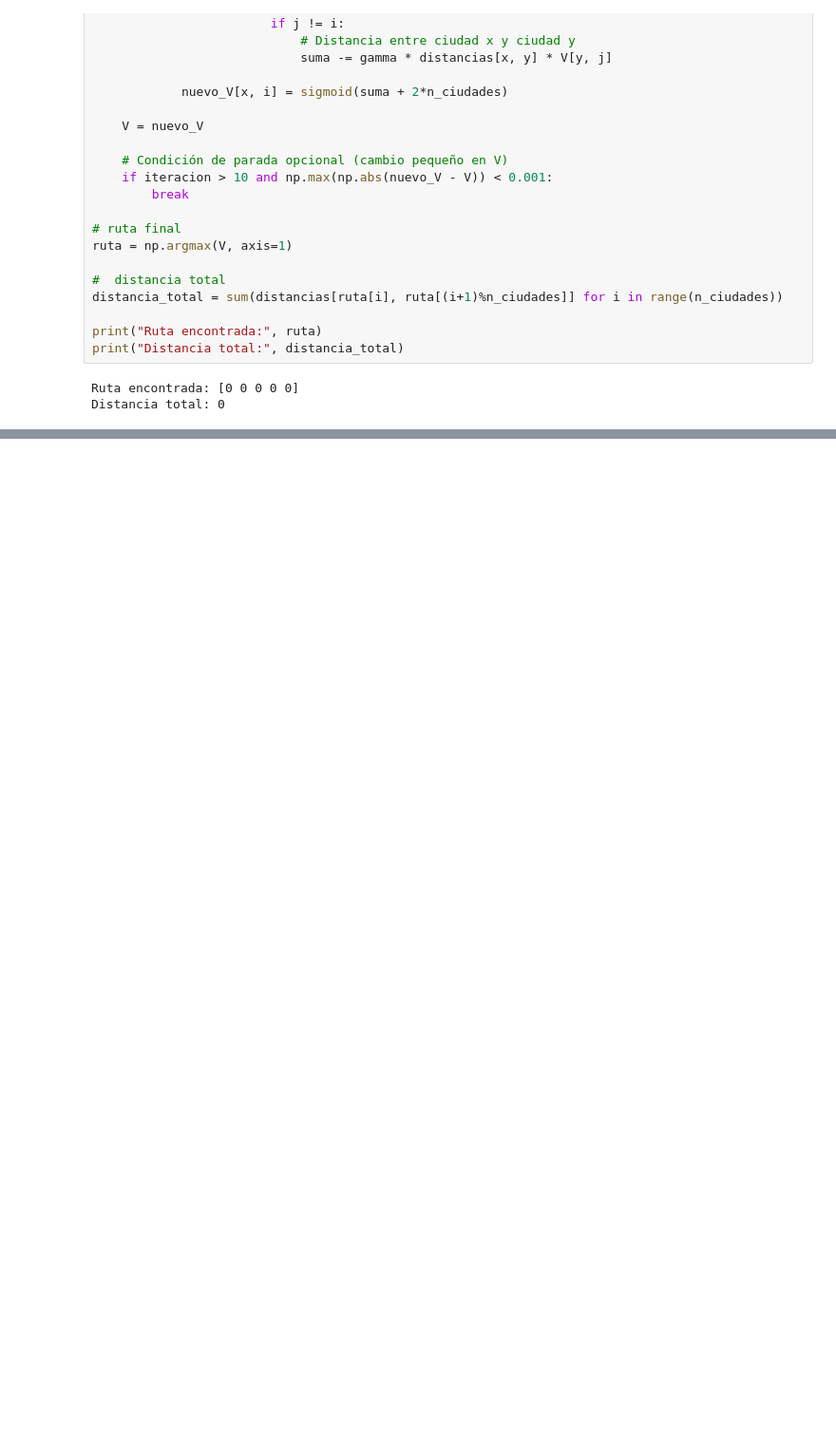
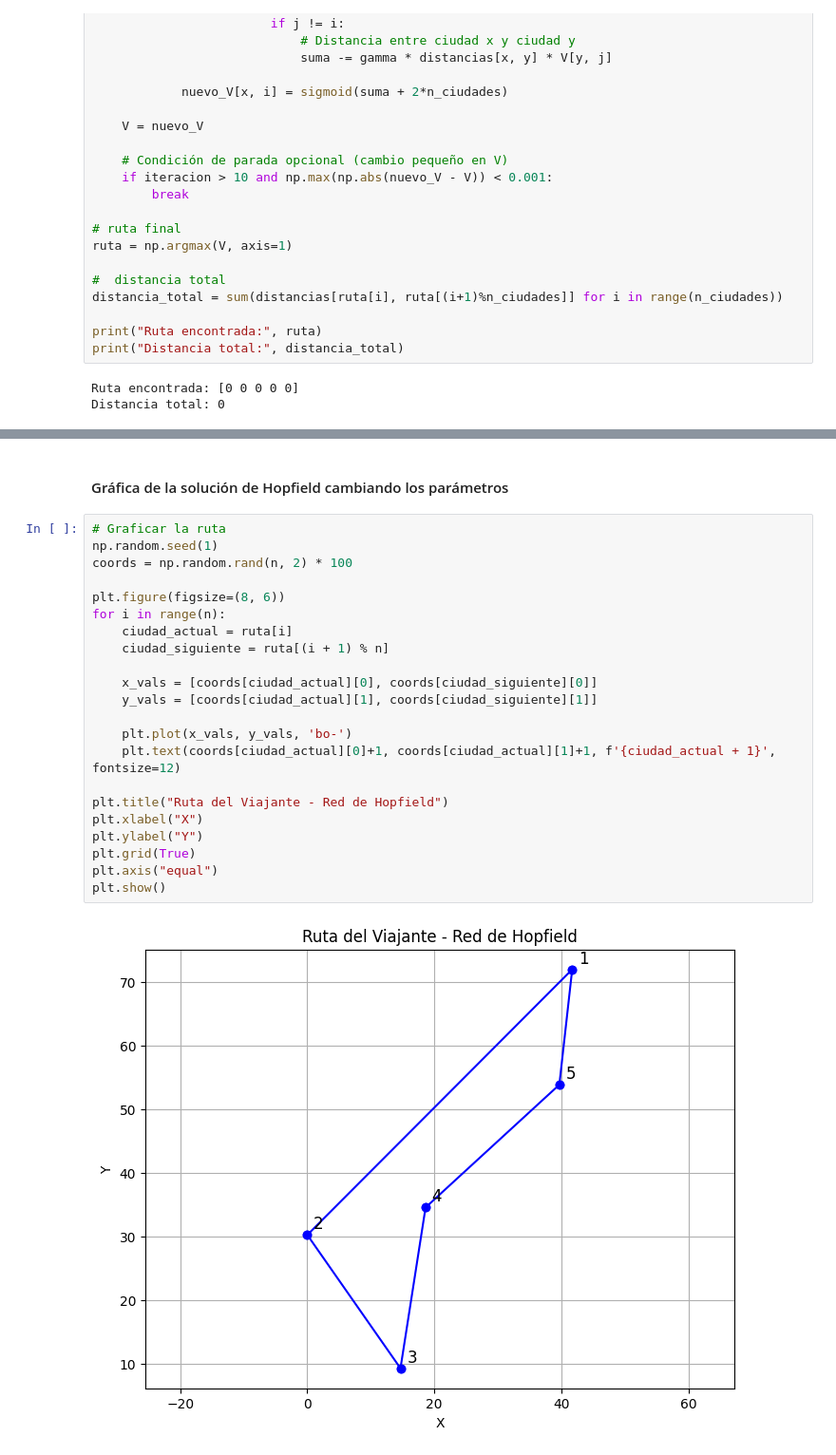
Before and after one commit to ivankarrillin/ML_Doc, a Jupyter notebook: 7_hopfield/Hopfield.ipynb, the cells around one changed output, grey strips where cells are left out. Shown: that part at 95% size. Saved outputs shown, nothing was run; the diff lists cells and outputs as text; blank space fills up the shorter version.

```diff
--- a/7_hopfield/Hopfield.ipynb
+++ b/7_hopfield/Hopfield.ipynb
@@ -198,0 +277,26 @@ No se encontró una ruta válida. Intente con diferentes parámetros.
+# %% [markdown]
+#### Gráfica de la solución de Hopfield cambiando los parámetros
+# %%
+# Graficar la ruta
+np.random.seed(1)
+coords = np.random.rand(n, 2) * 100
+
+plt.figure(figsize=(8, 6))
+for i in range(n):
+    ciudad_actual = ruta[i]
+    ciudad_siguiente = ruta[(i + 1) % n]
+
+    x_vals = [coords[ciudad_actual][0], coords[ciudad_siguiente][0]]
+    y_vals = [coords[ciudad_actual][1], coords[ciudad_siguiente][1]]
+
+    plt.plot(x_vals, y_vals, 'bo-')
+    plt.text(coords[ciudad_actual][0]+1, coords[ciudad_actual][1]+1, f'{ciudad_actual + 1}', fontsize=12)
+
+plt.title("Ruta del Viajante - Red de Hopfield")
+plt.xlabel("X")
+plt.ylabel("Y")
+plt.grid(True)
+plt.axis("equal")
+plt.show()
+# %% [output]
+[figure, added]
```
Also changed, not shown: parts of 7 cells of this notebook.
